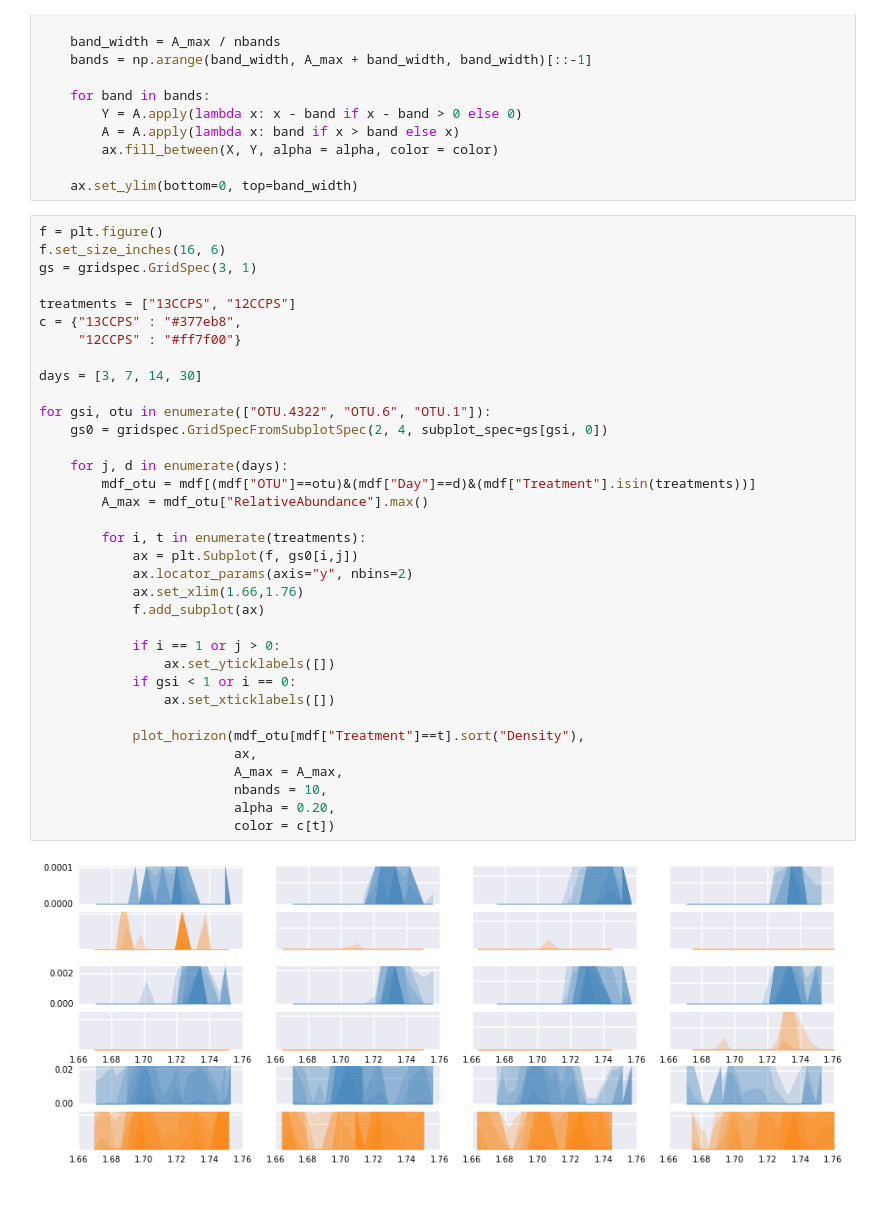
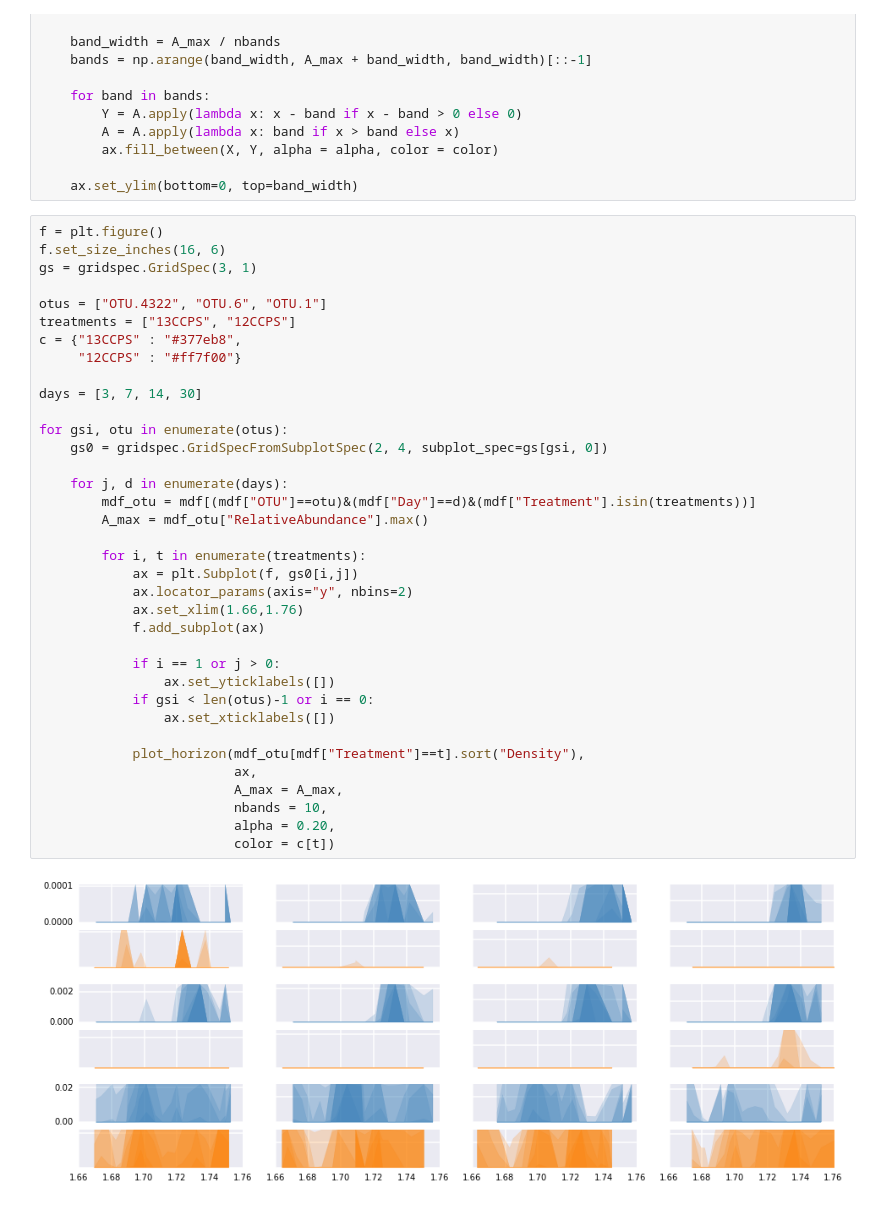
Before and after one commit to chuckpr/CSIP_succession_data_analysis, a Jupyter notebook: figures_and_stats/horizon_chart.ipynb, the cells around one changed output. Saved outputs shown, nothing was run; the diff lists cells and outputs as text.

```diff
--- a/figures_and_stats/horizon_chart.ipynb
+++ b/figures_and_stats/horizon_chart.ipynb
@@ -58,35 +58,36 @@ f = plt.figure()
 f.set_size_inches(16, 6)
 gs = gridspec.GridSpec(3, 1)
 
+otus = ["OTU.4322", "OTU.6", "OTU.1"]
 treatments = ["13CCPS", "12CCPS"]
 c = {"13CCPS" : "#377eb8",
      "12CCPS" : "#ff7f00"}
 
 days = [3, 7, 14, 30]
 
-for gsi, otu in enumerate(["OTU.4322", "OTU.6", "OTU.1"]):
+for gsi, otu in enumerate(otus):
     gs0 = gridspec.GridSpecFromSubplotSpec(2, 4, subplot_spec=gs[gsi, 0])
 
     for j, d in enumerate(days):
         mdf_otu = mdf[(mdf["OTU"]==otu)&(mdf["Day"]==d)&(mdf["Treatment"].isin(treatments))]
         A_max = mdf_otu["RelativeAbundance"].max()
 
         for i, t in enumerate(treatments):
             ax = plt.Subplot(f, gs0[i,j])
             ax.locator_params(axis="y", nbins=2)
             ax.set_xlim(1.66,1.76)
             f.add_subplot(ax)
 
             if i == 1 or j > 0:
                 ax.set_yticklabels([])
-            if gsi < 1 or i == 0:
+            if gsi < len(otus)-1 or i == 0:
                 ax.set_xticklabels([])
 
             plot_horizon(mdf_otu[mdf["Treatment"]==t].sort("Density"),
                          ax,
                          A_max = A_max,
                          nbands = 10,
                          alpha = 0.20,
                          color = c[t])
 # %% [output]
-[figure, old version]
+[figure, new version]
```
